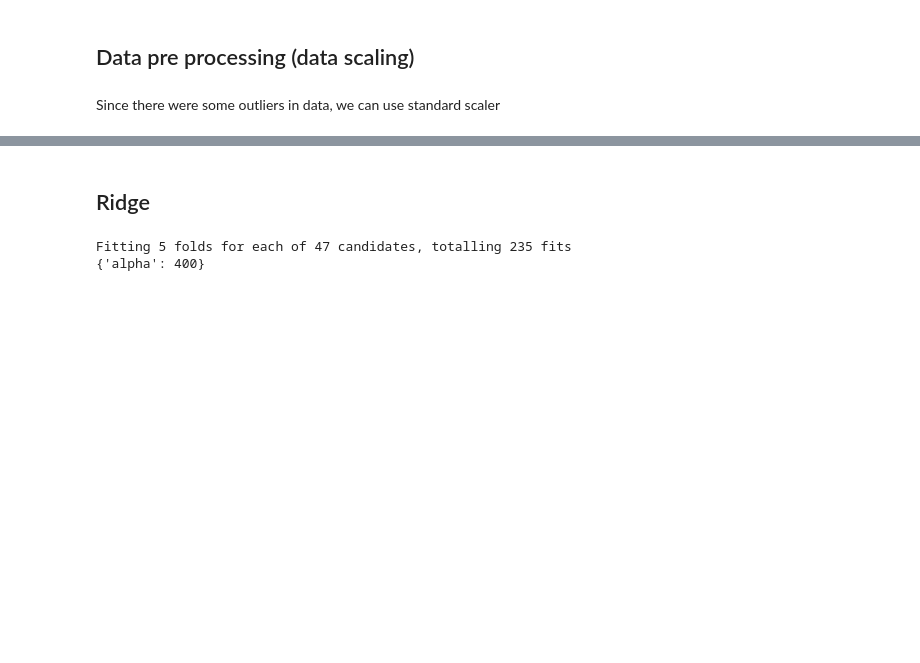
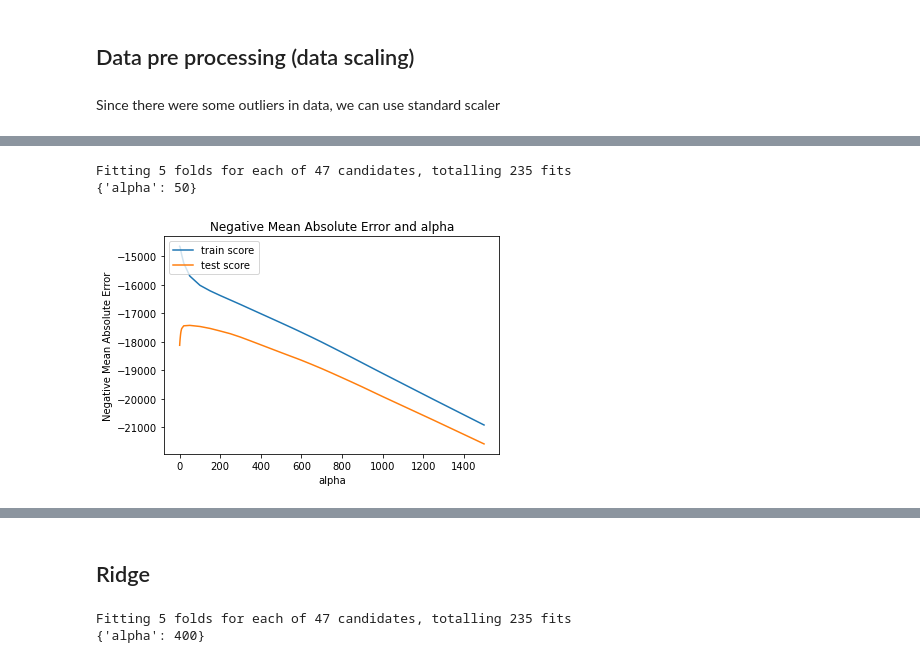
Before and after one commit to maniraj1234/AdvancedRegression, a Jupyter notebook: HousingPricePrediction.ipynb, the cells around one changed output, grey strips where cells are left out. Cells and saved outputs as stored; diff of their text form; code cells hidden in the pictures; blank space fills up the shorter version.

```diff
--- a/HousingPricePrediction.ipynb
+++ b/HousingPricePrediction.ipynb
@@ -596,6 +608,8 @@ y = housing_sales_data_temp.pop('SalePrice')
 X = housing_sales_data_temp
 
 X_train, X_test, y_train, y_test = train_test_split(X, y, test_size = 0.25, random_state = 35)
+# %%
+numeric_vars= X_train.select_dtypes(exclude=['object']).columns
 # %%
 #Since there were some outliers in data, it's better if we use standard scaler.
 
@@ -603,6 +617,6 @@ from sklearn.preprocessing import StandardScaler
 # initiate the standard scaler
 scaler = StandardScaler()
 # fit transform
-X_train = scaler.fit_transform(X_train)
+X_train[numeric_vars] = scaler.fit_transform(X_train[numeric_vars])
 #transform test data
-X_test = scaler.transform(X_test)
+X_test[numeric_vars] = scaler.transform(X_test[numeric_vars])
@@ -703,0 +723,11 @@ def plot_residual_analysis(model):
+# %%
+from sklearn.feature_selection import RFE
+from sklearn.linear_model import LinearRegression
+# Running RFE with the output number of the variable equal to 50
+lm = Ridge()
+lm.fit(X_train, y_train)
+
+rfe = RFE(lm,n_features_to_select=50)             # running RFE
+rfe = rfe.fit(X_train, y_train)
+
+metric_rfe = get_model_metrics(rfe)
@@ -703,0 +742,2 @@ def plot_residual_analysis(model):
+# %%
+ridge_rfe_cols = X_train.columns[rfe.support_]
@@ -703,0 +764,29 @@ def plot_residual_analysis(model):
+# %%
+from sklearn.linear_model import Ridge, Lasso
+from sklearn.model_selection import GridSearchCV
+from sklearn import linear_model
+
+params = {'alpha': [0.0001, 0.001, 0.01, 0.05, 0.1,
+ 0.2, 0.3, 0.4, 0.5, 0.6, 0.7, 0.8, 0.9, 1.0, 2.0, 3.0,
+ 4.0, 5.0, 6.0, 7.0, 8.0, 9.0, 10.0, 20, 50, 100, 150, 200, 250, 300, 350,  400, 450, 500,550, 575, 600,650, 700, 750, 800, 850, 900, 950, 1000, 1250, 1500]}
+
+ridge = Ridge()
+
+# cross validation
+folds = 5
+model_cv = GridSearchCV(estimator = ridge,
+                        param_grid = params,
+                        scoring= 'neg_mean_absolute_error',
+                        cv = folds,
+                        return_train_score=True,
+                        verbose = 1)
+model_cv.fit(X_train[ridge_rfe_cols], y_train)
+
+# Printing the best hyperparameter alpha
+print(model_cv.best_params_)
+
+plot_model_test_train_score(model_cv)
+# %% [output]
+Fitting 5 folds for each of 47 candidates, totalling 235 fits
+{'alpha': 50}
+[figure, added]
```
Also changed, not shown: parts of 52 cells of this notebook.
